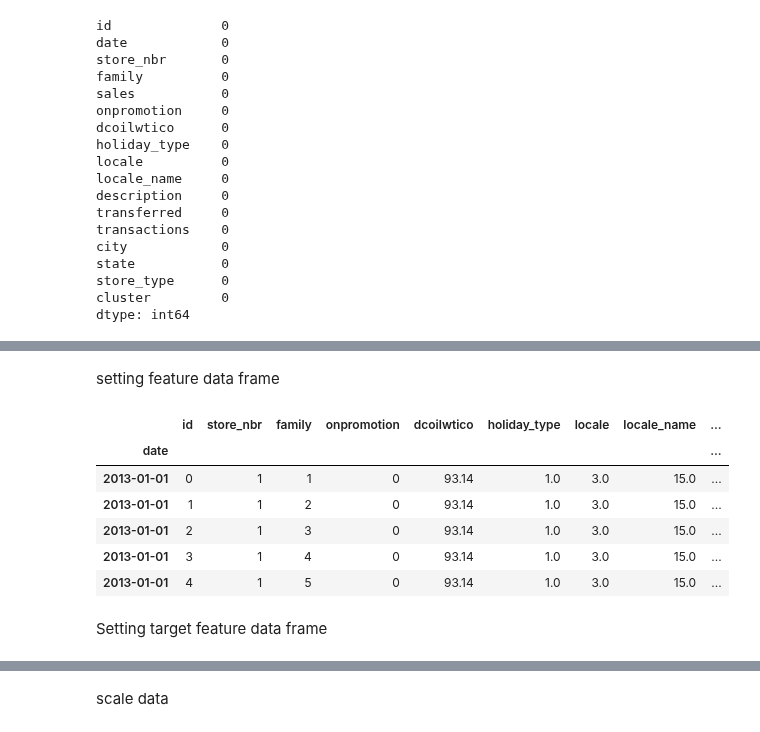
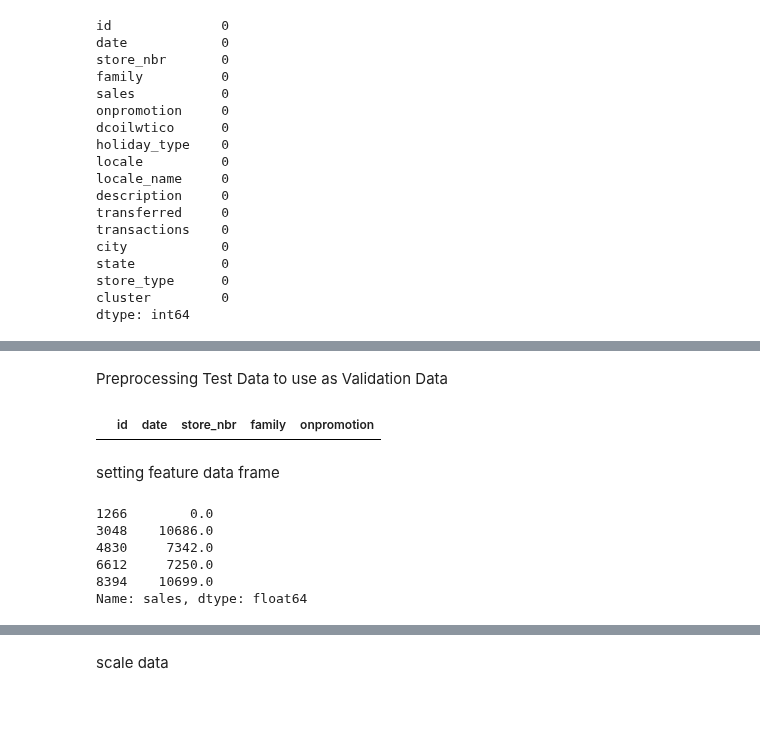
Before and after one commit to lieric90/Store-Sales, a Jupyter notebook: Store Sales Predictions/store_sale_predictions.ipynb, the cells around one changed output, grey strips where cells are left out. Drawn from its saved outputs; the diff is of its cells as text; code cells hidden in the pictures.

```diff
--- a/Store Sales Predictions/store_sale_predictions.ipynb
+++ b/Store Sales Predictions/store_sale_predictions.ipynb
@@ -374,20 +387,21 @@ dtype: int64
+# %% [markdown]
+Preprocessing Test Data to use as Validation Data
+# %%
+val_data = test[test["store_nbr"] == 44]
+val_data = val_data[val_data["family"] == 13]
+val_data.head()
+# %% [output]
+|  | id | date | store_nbr | family | onpromotion |
 # %% [markdown]
 setting feature data frame
 # %%
 #Removing unnecessary columns like state description and transferred as city is more descriptive than state and transferred is less descriptive than holiday type
-x_train = training.drop(['sales'], axis=1)
-x_train = x_train.drop(['state'], axis=1)
-x_train = x_train.drop(['description'], axis=1)
-x_train = x_train.drop(['transferred'], axis=1)
-x_train.set_index('date', inplace=True)
-x_train.head()
+train = training['sales']
+train.head()
 # %% [output]
-|  | id | store_nbr | family | onpromotion | dcoilwtico | holiday_type | locale | locale_name | ... |
-| date |  |  |  |  |  |  |  |  | ... |
-| 2013-01-01 | 0 | 1 | 1 | 0 | 93.14 | 1.0 | 3.0 | 15.0 | ... |
-| 2013-01-01 | 1 | 1 | 2 | 0 | 93.14 | 1.0 | 3.0 | 15.0 | ... |
-| 2013-01-01 | 2 | 1 | 3 | 0 | 93.14 | 1.0 | 3.0 | 15.0 | ... |
-| 2013-01-01 | 3 | 1 | 4 | 0 | 93.14 | 1.0 | 3.0 | 15.0 | ... |
-| 2013-01-01 | 4 | 1 | 5 | 0 | 93.14 | 1.0 | 3.0 | 15.0 | ... |
+1266        0.0
+3048    10686.0
+4830     7342.0
+6612     7250.0
+8394    10699.0
+Name: sales, dtype: float64
-# %% [markdown]
-Setting target feature data frame
```
Also changed, not shown: parts of 13 cells of this notebook.
